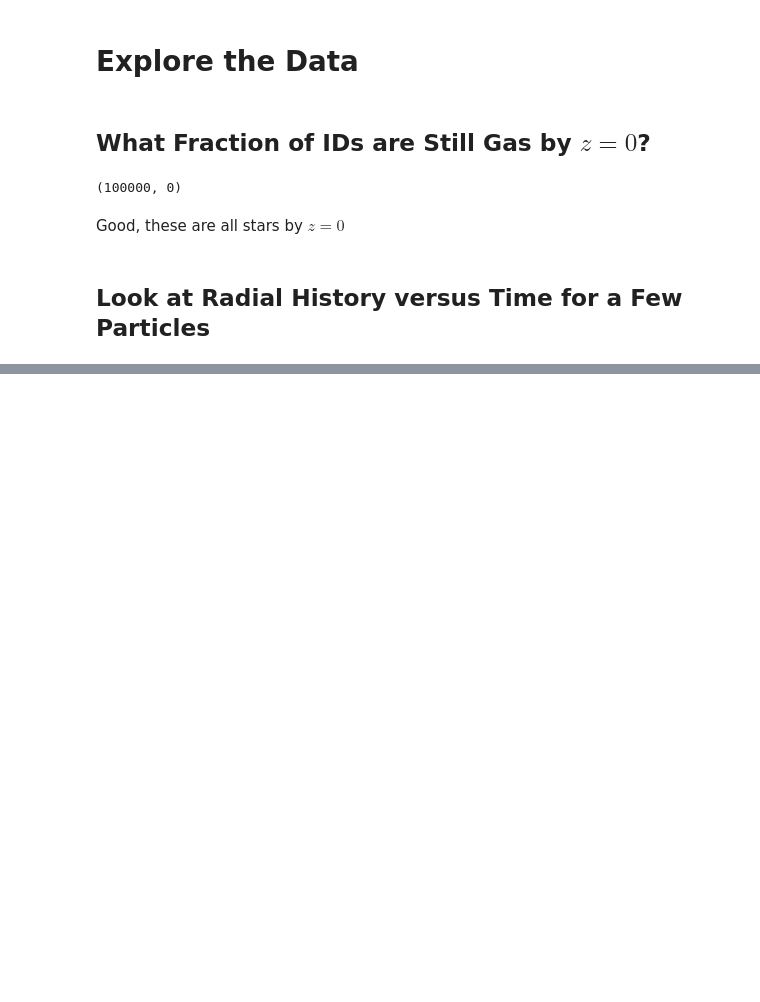
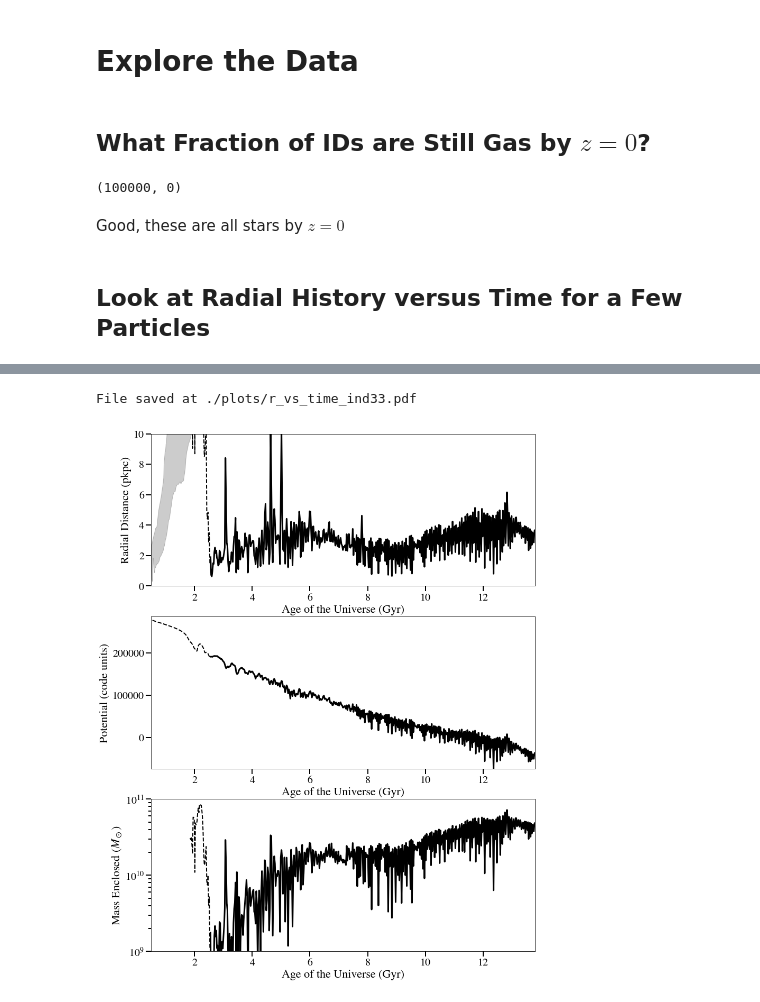
Before and after one commit to zhafen/clusters_of_FIRE, a Jupyter notebook: cluster_cosmological_history_analysis.ipynb, the cells around one changed output, grey strips where cells are left out. Cells and saved outputs as stored; diff of their text form; code cells hidden in the pictures; blank space fills up the shorter version.

```diff
--- a/cluster_cosmological_history_analysis.ipynb
+++ b/cluster_cosmological_history_analysis.ipynb
@@ -130,0 +90,61 @@ l[:8] + l[9:] + l[8:9]
+# %%
+n_rows = 3
+
+fig = plt.figure( figsize=(13,6*n_rows), facecolor='w' )
+ax = plt.gca()
+
+gs = matplotlib.gridspec.GridSpec(n_rows,1)
+
+sample_ind = 33
+sample_inds = [ sample_ind, ]
+
+shared_args = {
+    'classification_ind': ind,
+    'start_ind': 1,
+    'end_ind': 600,
+    'sample_size': 1,
+    'sample_inds': sample_inds,
+    'horizontal_line_value': None,
+    'vert_line_ind': None,
+    'line_features': gas_to_star_line_features,
+}
+
+w_plotter.plot_streamlines_vs_time(
+    y_key = 'R',
+    ax = plt.subplot(gs[0,0]),
+    x_range = [0.5, 13.8 ],
+    y_range = [0., 10., ],
+    plot_CGM_region = True,
+    **shared_args
+)
+
+w_plotter.plot_streamlines_vs_time(
+    y_key = 'Potential',
+    ax = plt.subplot(gs[1,0]),
+    x_range = [0.5, 13.8 ],
+#     y_range = [0., 30., ],
+    y_label = 'Potential (code units)',
+    **shared_args
+)
+
+w_plotter.plot_streamlines_vs_time(
+    y_key = 'M_enc',
+    ax = plt.subplot(gs[2,0]),
+    x_range = [0.5, 13.8 ],
+    y_range = [1e9, 1e11, ],
+    y_scale = 'log',
+    y_label = r'Mass Enclosed ($M_\odot$)',
+    **shared_args
+)
+
+save_file = 'r_vs_time_ind{}.pdf'.format( sample_ind )
+plotting.save_fig(
+    out_dir = './plots',
+    save_file = save_file,
+    fig = fig,
+)
+
+fig
+# %% [output]
+File saved at ./plots/r_vs_time_ind33.pdf
+[figure, added]
```
Also changed, not shown: parts of 6 cells of this notebook, 8 other files.
